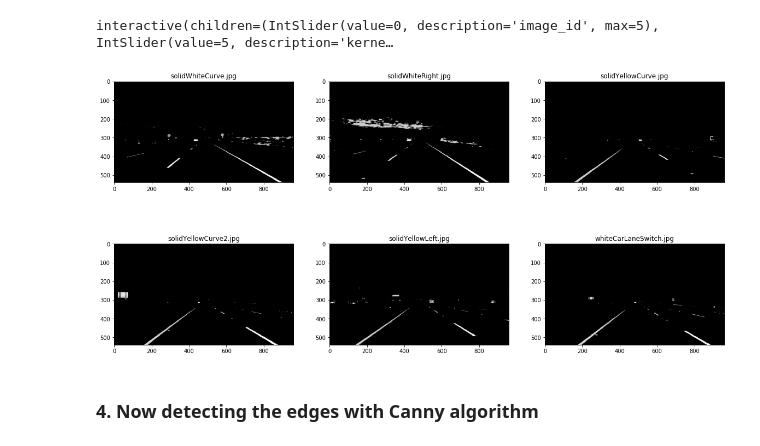
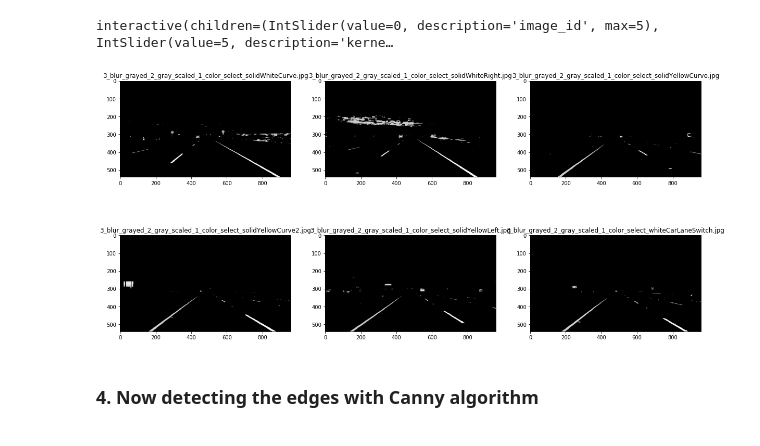
Before and after one commit to IbnouT/Finding-Lane-Lines-Udacity, a Jupyter notebook: P1.ipynb, the cells around one changed output. Cells and saved outputs as stored; diff of their text form; code cells hidden in the pictures.

Commit message:
Save generated images for each stage of the Pipeline. Updated description in Jupyter notebook.

```diff
--- a/P1.ipynb
+++ b/P1.ipynb
@@ -83,13 +56,8 @@ import math
 
 def grayscale(img):
     """Applies the Grayscale transform
-    This will return an image with only one color channel
-    but NOTE: to see the returned image as grayscale
-    (assuming your grayscaled image is called 'gray')
-    you should call plt.imshow(gray, cmap='gray')"""
+    This will return an image with only one color channel"""
     return cv2.cvtColor(img, cv2.COLOR_RGB2GRAY)
-    # Or use BGR2GRAY if you read an image with cv2.imread()
-    # return cv2.cvtColor(img, cv2.COLOR_BGR2GRAY)
 
 def canny(img, low_threshold, high_threshold):
     """Applies the Canny transform"""
@@ -150,12 +118,12 @@ def average_lines(lines):
             y_intercept = y1 - slope*x1
             length = np.sqrt((x1 - x2)**2 + (y1 - y2)**2)
 
-            # left lines
+            # left lines have negative slopes
             if slope < 0:
                 sum_weighted_slope[0] += slope*length
                 sum_weighted_intercept[0] += y_intercept*length
                 sum_length[0] += length
-            else:
+            else: # Right lines have positive slopes
                 sum_weighted_slope[1] += slope*length
                 sum_weighted_intercept[1] += y_intercept*length
                 sum_length[1] += length
@@ -173,24 +141,10 @@ def average_lines(lines):
     return [left_line, right_line]
 
 
-
-
 def draw_lines(img, lines, color=[255, 0, 0], thickness=15):
     """
-    NOTE: this is the function you might want to use as a starting point once you want to
-    average/extrapolate the line segments you detect to map out the full
-    extent of the lane (going from the result shown in raw-lines-example.mp4
-    to that shown in P1_example.mp4).
-
-    Think about things like separating line segments by their
-    slope ((y2-y1)/(x2-x1)) to decide which segments are part of the left
-    line vs. the right line.  Then, you can average the position of each of
-    the lines and extrapolate to the top and bottom of the lane.
-
-    This function draws `lines` with `color` and `thickness`.
+    This function and draws `the average left & right lines` with `color` and `thickness`.
     Lines are drawn on the image inplace (mutates the image).
-    If you want to make the lines semi-transparent, think about combining
-    this function with the weighted_img() function below
     """
 
     def draw_line(line_data, point1_y, point2_y):
@@ -328,0 +280,5 @@ show_images(white_yellow_test_images, img_per_row=2, figsize=(20, 20))
+# %%
+# Select While+Yellow color from all images
+white_yellow_test_images = [(white_yellow_selection(image), '1_color_select_'+file) for (image, file) in test_images]
+show_images(white_yellow_test_images, img_per_row=2, figsize=(20, 20))
+save_images(white_yellow_test_images)
@@ -329,6 +287,7 @@ show_images(white_yellow_test_images, img_per_row=2, figsize=(20, 20))
 # %% [markdown]
 ### 3. Generating gray scale images
 # %%
-gray_test_images = [(grayscale(image), file) for (image, file) in white_yellow_test_images]
+gray_test_images = [(grayscale(image), '2_gray_scaled_'+file) for (image, file) in white_yellow_test_images]
 show_images(gray_test_images, img_per_row=3, in_gray=True, figsize=(20, 10))
+save_images(gray_test_images)
 # %% [output]
@@ -357,11 +316,12 @@ interactive(children=(IntSlider(value=0, description='image_id', max=5), IntSlid
 # %%
 # Value selected after playing with several values from the interactive function define above
 kernel_size = 5
-blur_gray_test_images = [(gaussian_blur(image, kernel_size), file) for (image, file) in gray_test_images]
+blur_gray_test_images = [(gaussian_blur(image, kernel_size), '3_blur_grayed_'+file) for (image, file) in gray_test_images]
 
 show_images(blur_gray_test_images, img_per_row=3, in_gray=True, figsize=(20, 10))
+save_images(blur_gray_test_images)
 # %% [output]
-[figure, old version]
+[figure, new version]
 # %% [markdown]
 ### 4. Now detecting the edges with Canny algorithm
 # %%
```
Also changed, not shown: parts of 37 cells of this notebook, 36 other files.
